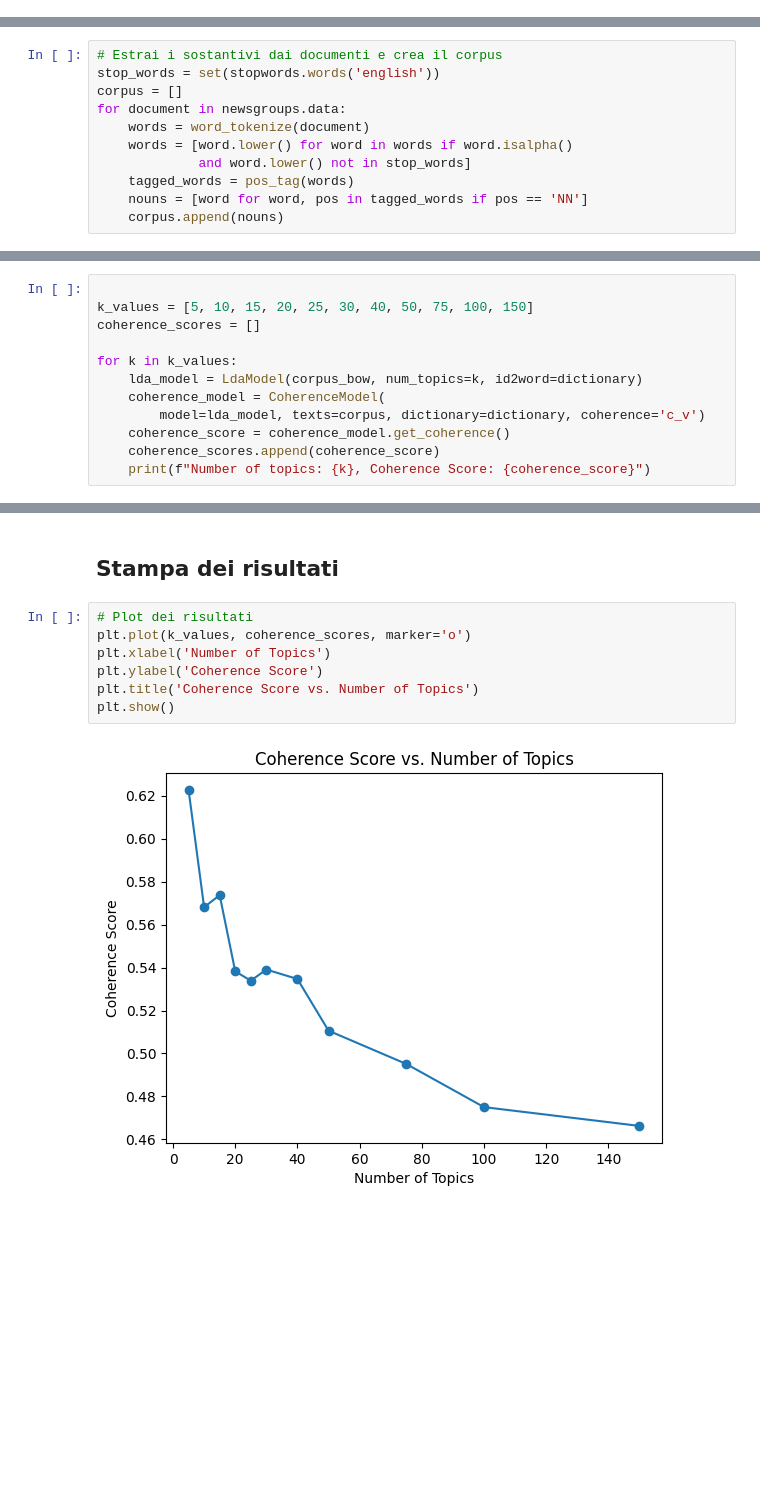
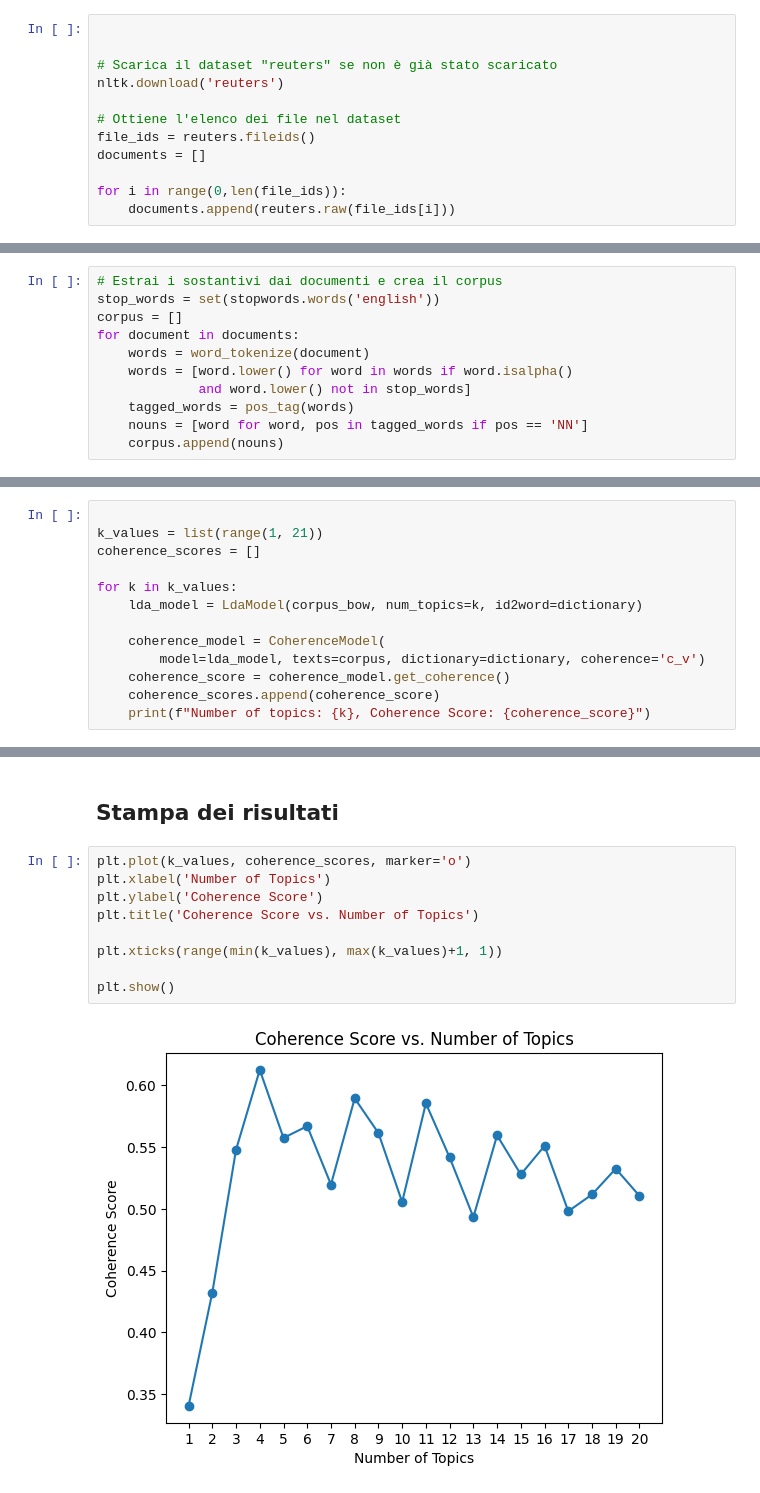
Before and after one commit to riccardogino/TLN_PT3, a Jupyter notebook: LAB-5/Topic Modeling.ipynb, the cells around one changed output, grey strips where cells are left out. Drawn from its saved outputs; the diff is of its cells as text; blank space fills up the shorter version.

```diff
--- a/LAB-5/Topic Modeling.ipynb
+++ b/LAB-5/Topic Modeling.ipynb
@@ -22,0 +22,12 @@ newsgroups = fetch_20newsgroups(
+# %%
+
+
+# Scarica il dataset "reuters" se non è già stato scaricato
+nltk.download('reuters')
+
+# Ottiene l'elenco dei file nel dataset
+file_ids = reuters.fileids()
+documents = []
+
+for i in range(0,len(file_ids)):
+    documents.append(reuters.raw(file_ids[i]))
@@ -26,7 +41,7 @@ newsgroups = fetch_20newsgroups(
 # Estrai i sostantivi dai documenti e crea il corpus
 stop_words = set(stopwords.words('english'))
 corpus = []
-for document in newsgroups.data:
+for document in documents:
     words = word_tokenize(document)
     words = [word.lower() for word in words if word.isalpha()
              and word.lower() not in stop_words]
@@ -43,11 +95,12 @@ corpus_bow = [dictionary.doc2bow(doc) for doc in corpus]
 ## Test di diversi valori di k (num. di topics)
 # %%
 
-k_values = [5, 10, 15, 20, 25, 30, 40, 50, 75, 100, 150]
+k_values = list(range(1, 21))
 coherence_scores = []
 
 for k in k_values:
     lda_model = LdaModel(corpus_bow, num_topics=k, id2word=dictionary)
+
     coherence_model = CoherenceModel(
         model=lda_model, texts=corpus, dictionary=dictionary, coherence='c_v')
     coherence_score = coherence_model.get_coherence()
@@ -68,11 +130,13 @@ Number of topics: 150, Coherence Score: 0.4662722808479172
 # %% [markdown]
 ## Stampa dei risultati
 # %%
-# Plot dei risultati
 plt.plot(k_values, coherence_scores, marker='o')
 plt.xlabel('Number of Topics')
 plt.ylabel('Coherence Score')
 plt.title('Coherence Score vs. Number of Topics')
+
+plt.xticks(range(min(k_values), max(k_values)+1, 1))
+
 plt.show()
 # %% [output]
-[figure, old version]
+[figure, new version]
```
Also changed, not shown: parts of 11 cells of this notebook, 7 other files.
